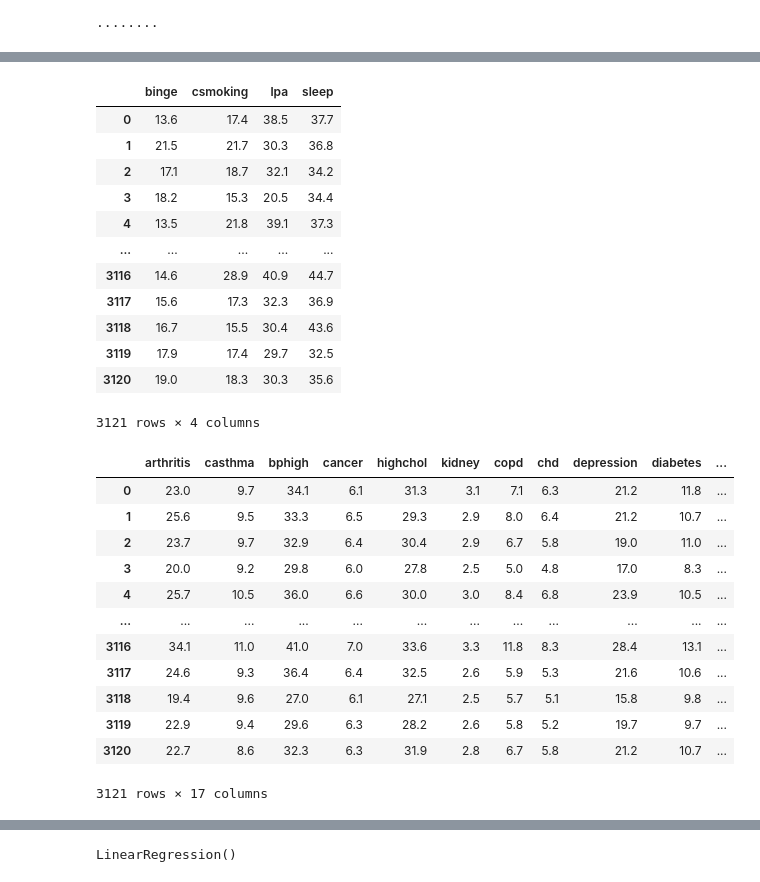
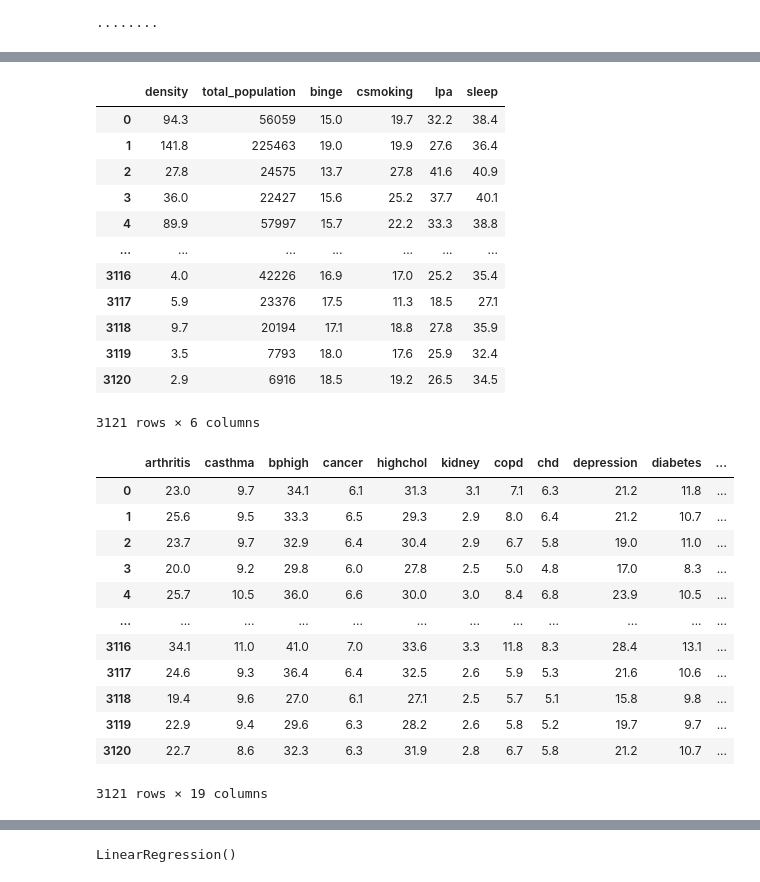
Before and after one commit to Degri95/Final_Project, a Jupyter notebook: Linear_regressions.ipynb, the cells around one changed output, grey strips where cells are left out. Saved outputs shown, nothing was run; the diff lists cells and outputs as text; code cells hidden in the pictures.

```diff
--- a/Linear_regressions.ipynb
+++ b/Linear_regressions.ipynb
@@ -49,26 +72,26 @@ dtype: object
 # %%
 # Import health_risk_behaviors table and drop "countyfips"
 risk_df = pd.read_sql(
-    'health_risk_behaviors',
+    'cancer_health_risk_merged',
     conn
 )
 risk_df = risk_df.apply(pd.to_numeric)
-risk_df = risk_df.drop("countyfips", axis=1)
+risk_df = risk_df.drop(columns=["countyfips", "cancer"], axis=1)
 risk_df
 # %% [output]
-|  | binge | csmoking | lpa | sleep |
-| 0 | 13.6 | 17.4 | 38.5 | 37.7 |
-| 1 | 21.5 | 21.7 | 30.3 | 36.8 |
-| 2 | 17.1 | 18.7 | 32.1 | 34.2 |
-| 3 | 18.2 | 15.3 | 20.5 | 34.4 |
-| 4 | 13.5 | 21.8 | 39.1 | 37.3 |
-| ... | ... | ... | ... | ... |
-| 3116 | 14.6 | 28.9 | 40.9 | 44.7 |
-| 3117 | 15.6 | 17.3 | 32.3 | 36.9 |
-| 3118 | 16.7 | 15.5 | 30.4 | 43.6 |
-| 3119 | 17.9 | 17.4 | 29.7 | 32.5 |
-| 3120 | 19.0 | 18.3 | 30.3 | 35.6 |
+|  | density | total_population | binge | csmoking | lpa | sleep |
+| 0 | 94.3 | 56059 | 15.0 | 19.7 | 32.2 | 38.4 |
+| 1 | 141.8 | 225463 | 19.0 | 19.9 | 27.6 | 36.4 |
+| 2 | 27.8 | 24575 | 13.7 | 27.8 | 41.6 | 40.9 |
+| 3 | 36.0 | 22427 | 15.6 | 25.2 | 37.7 | 40.1 |
+| 4 | 89.9 | 57997 | 15.7 | 22.2 | 33.3 | 38.8 |
+| ... | ... | ... | ... | ... | ... | ... |
+| 3116 | 4.0 | 42226 | 16.9 | 17.0 | 25.2 | 35.4 |
+| 3117 | 5.9 | 23376 | 17.5 | 11.3 | 18.5 | 27.1 |
+| 3118 | 9.7 | 20194 | 17.1 | 18.8 | 27.8 | 35.9 |
+| 3119 | 3.5 | 7793 | 18.0 | 17.6 | 25.9 | 32.4 |
+| 3120 | 2.9 | 6916 | 18.5 | 19.2 | 26.5 | 34.5 |
-3121 rows × 4 columns
+3121 rows × 6 columns
 # %%
 # Join the two DataFrames on Index
 risk_outcome_df = health_outcomes.merge(risk_df, left_index=True, right_index=True)
@@ -86,4 +109,4 @@ risk_outcome_df
 | 3118 | 19.4 | 9.6 | 27.0 | 6.1 | 27.1 | 2.5 | 5.7 | 5.1 | 15.8 | 9.8 | ... |
 | 3119 | 22.9 | 9.4 | 29.6 | 6.3 | 28.2 | 2.6 | 5.8 | 5.2 | 19.7 | 9.7 | ... |
 | 3120 | 22.7 | 8.6 | 32.3 | 6.3 | 31.9 | 2.8 | 6.7 | 5.8 | 21.2 | 10.7 | ... |
-3121 rows × 17 columns
+3121 rows × 19 columns
```
Also changed, not shown: parts of 13 cells of this notebook, 1 other file.
